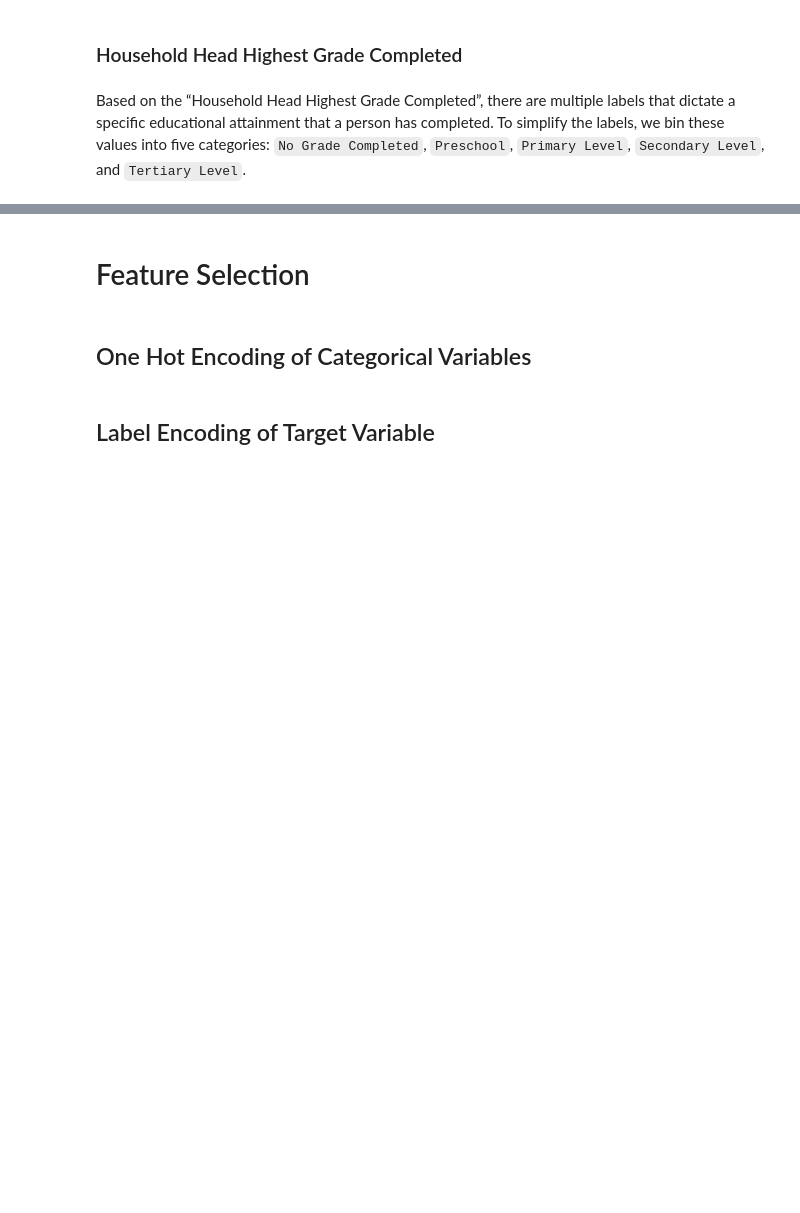
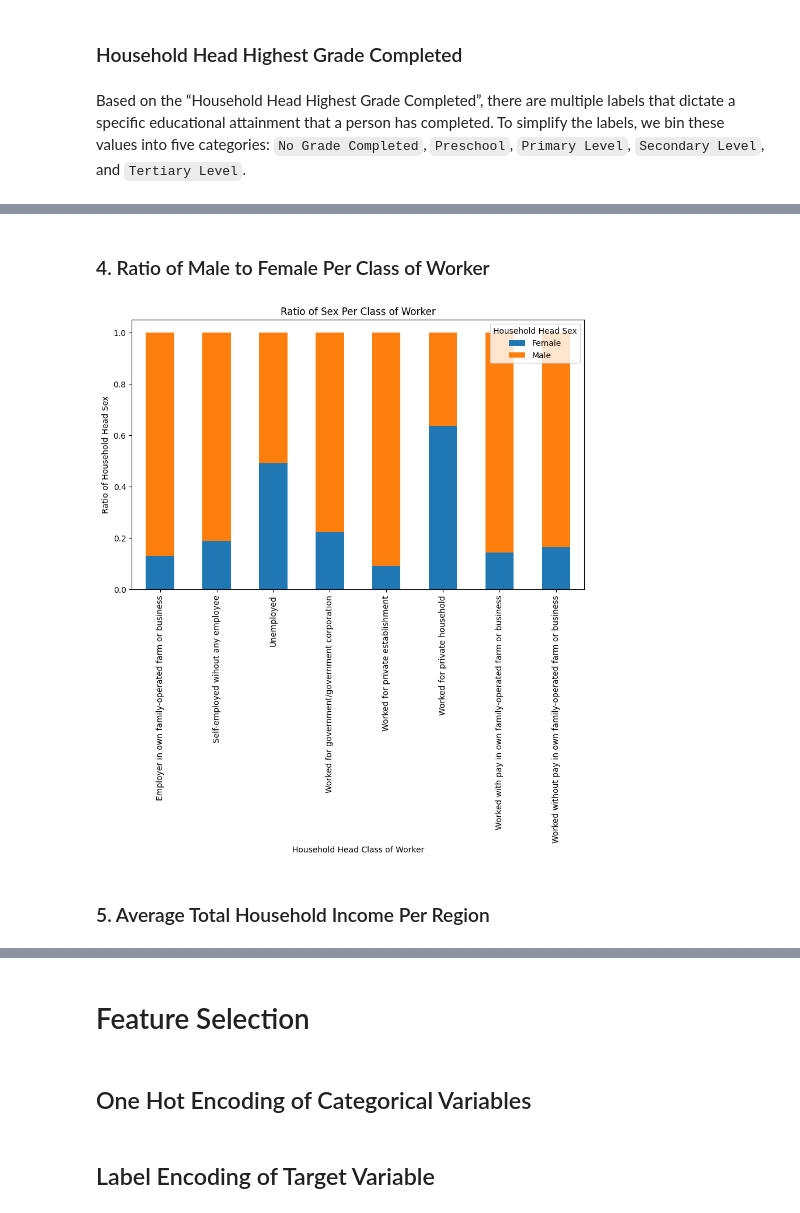
Before and after one commit to hannahrfong/CSC713M, a Jupyter notebook: Investigatory_Project.ipynb, the cells around one changed output, grey strips where cells are left out. Drawn from its saved outputs; the diff is of its cells as text; code cells hidden in the pictures; blank space fills up the shorter version.

```diff
--- a/Investigatory_Project.ipynb
+++ b/Investigatory_Project.ipynb
@@ -265,0 +438,19 @@ plt.show()
+# %% [markdown]
+### 4. Ratio of Male to Female Per Class of Worker
+# %%
+grouped = fie_df.groupby(['Household Head Class of Worker', 'Household Head Sex']).size().unstack(fill_value=0)
+sex_totals = grouped.sum(axis=1)
+grouped_ratio = grouped.divide(sex_totals, axis=0)
+grouped_ratio
+
+ax = grouped_ratio.plot(kind='bar', stacked=True, figsize=(10, 6))
+ax.set_xlabel('Household Head Class of Worker')
+ax.set_ylabel('Ratio of Household Head Sex')
+ax.set_title('Ratio of Sex Per Class of Worker')
+plt. legend(title='Household Head Sex', loc='upper right')
+
+plt.show()
+# %% [output]
+[figure, added]
+# %% [markdown]
+### 5. Average Total Household Income Per Region
```
Also changed, not shown: parts of 69 cells of this notebook, 2 other files.
